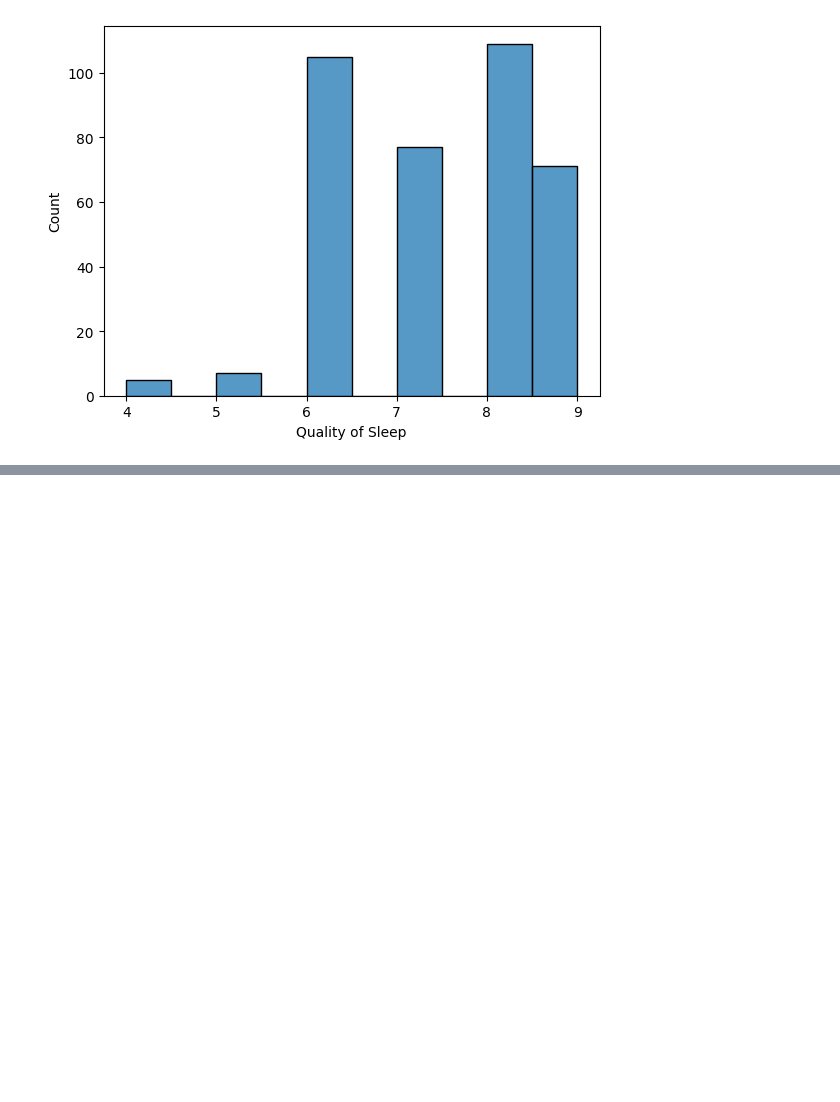
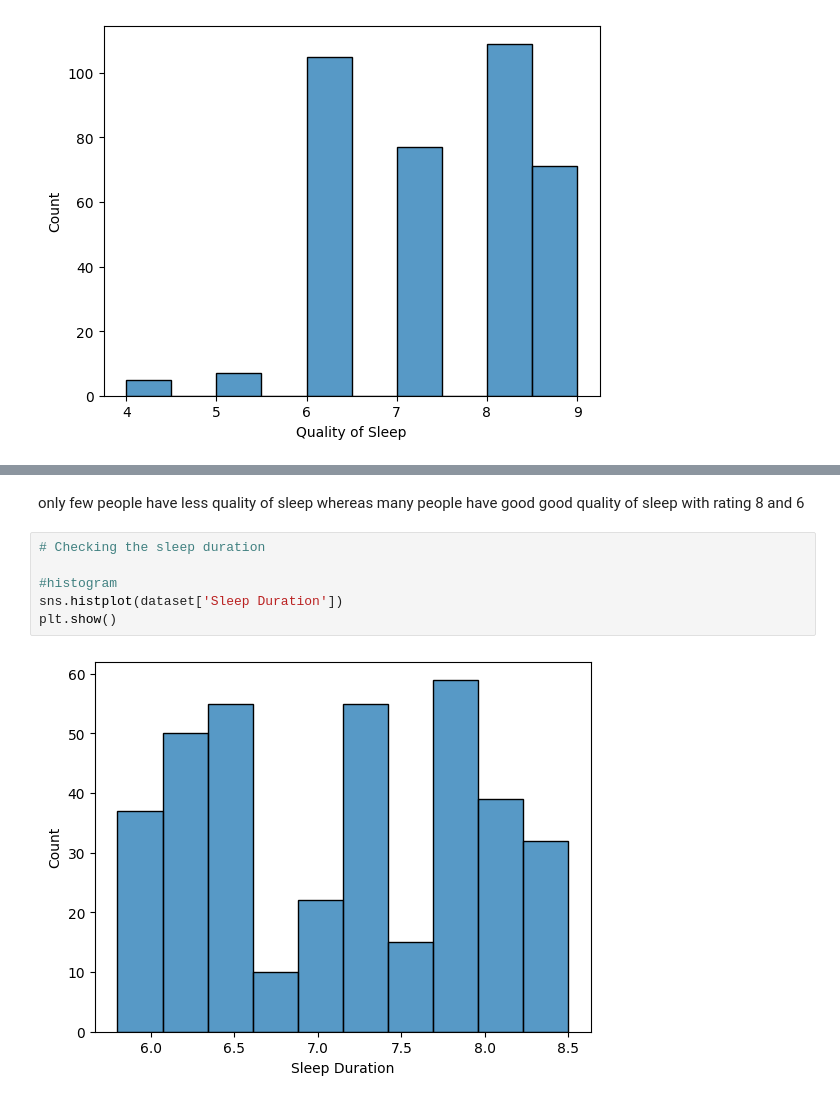
Before and after one commit to suzzzel5/Sleep-health-and-lifestyle-, a Jupyter notebook: notebooks/01_eda.ipynb, the cells around one changed output, grey strips where cells are left out. Saved outputs shown, nothing was run; the diff lists cells and outputs as text; blank space fills up the shorter version.

```diff
--- a/notebooks/01_eda.ipynb
+++ b/notebooks/01_eda.ipynb
@@ -156,0 +175,10 @@ plt.show()
+# %% [markdown]
+only few people have less quality of sleep whereas many people have good good quality of sleep with rating 8 and 6
+# %%
+# Checking the sleep duration
+
+#histogram
+sns.histplot(dataset['Sleep Duration'])
+plt.show()
+# %% [output]
+[figure, added]
```
Also changed, not shown: parts of 5 cells of this notebook.
